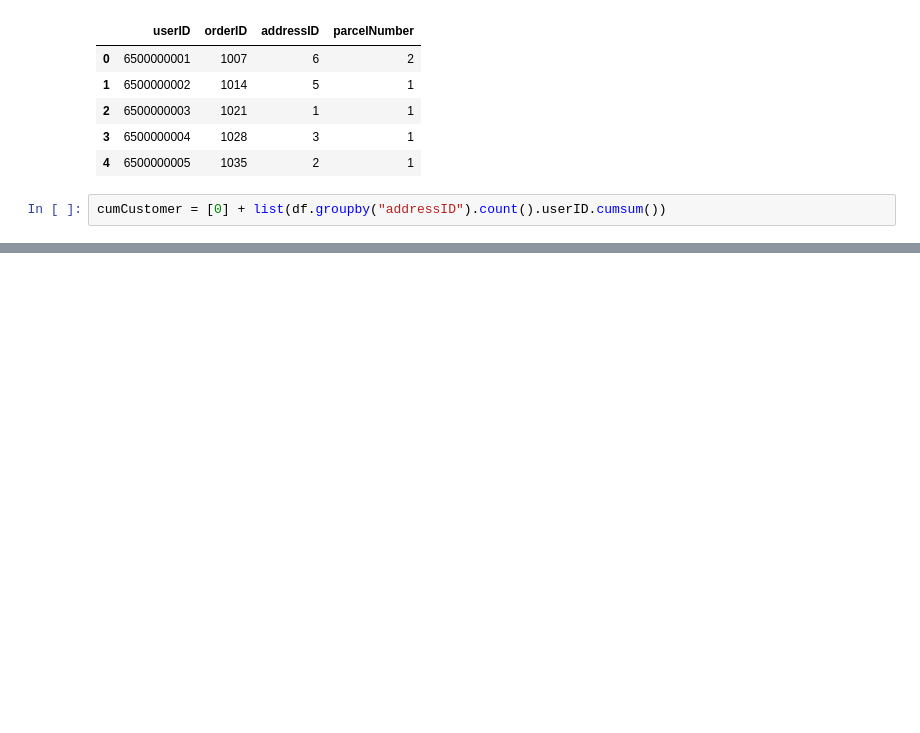
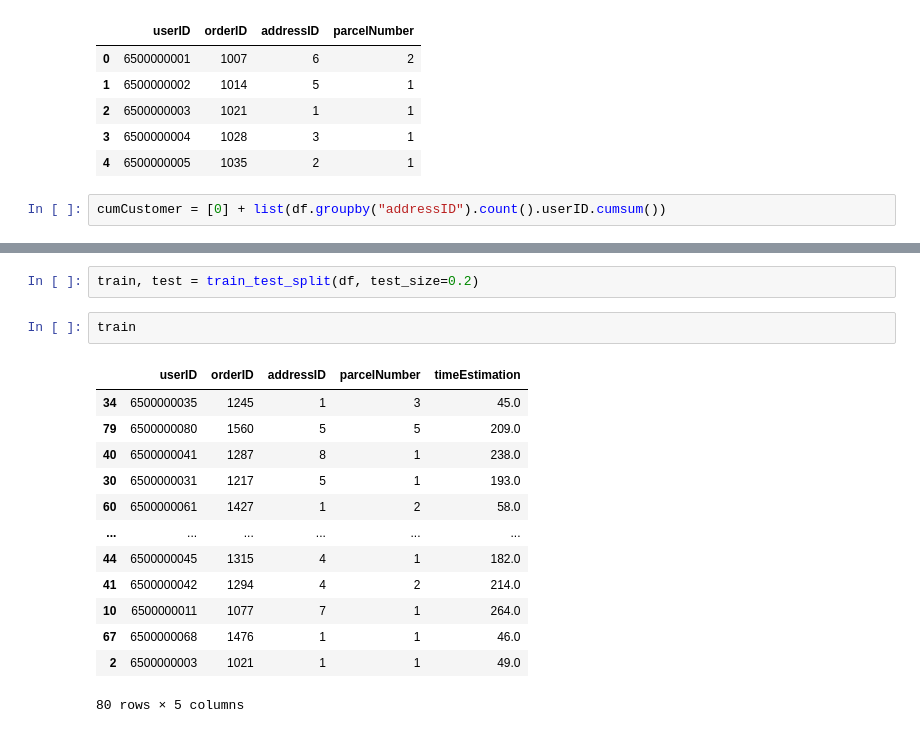
Before and after one commit to mcbebu/ALTER-TABLE, a Jupyter notebook: delivery-data/generate-delivery-data.ipynb, the cells around one changed output, grey strips where cells are left out. Saved outputs shown, nothing was run; the diff lists cells and outputs as text; blank space fills up the shorter version.

Commit message:
update trained model

```diff
--- a/delivery-data/generate-delivery-data.ipynb
+++ b/delivery-data/generate-delivery-data.ipynb
@@ -40,0 +46,18 @@ df.head()
+# %%
+train, test = train_test_split(df, test_size=0.2)
+# %%
+train
+# %% [output]
+|  | userID | orderID | addressID | parcelNumber | timeEstimation |
+| 34 | 6500000035 | 1245 | 1 | 3 | 45.0 |
+| 79 | 6500000080 | 1560 | 5 | 5 | 209.0 |
+| 40 | 6500000041 | 1287 | 8 | 1 | 238.0 |
+| 30 | 6500000031 | 1217 | 5 | 1 | 193.0 |
+| 60 | 6500000061 | 1427 | 1 | 2 | 58.0 |
+| ... | ... | ... | ... | ... | ... |
+| 44 | 6500000045 | 1315 | 4 | 1 | 182.0 |
+| 41 | 6500000042 | 1294 | 4 | 2 | 214.0 |
+| 10 | 6500000011 | 1077 | 7 | 1 | 264.0 |
+| 67 | 6500000068 | 1476 | 1 | 1 | 46.0 |
+| 2 | 6500000003 | 1021 | 1 | 1 | 49.0 |
+80 rows × 5 columns
```
Also changed, not shown: parts of 16 cells of this notebook, 4 other files.
